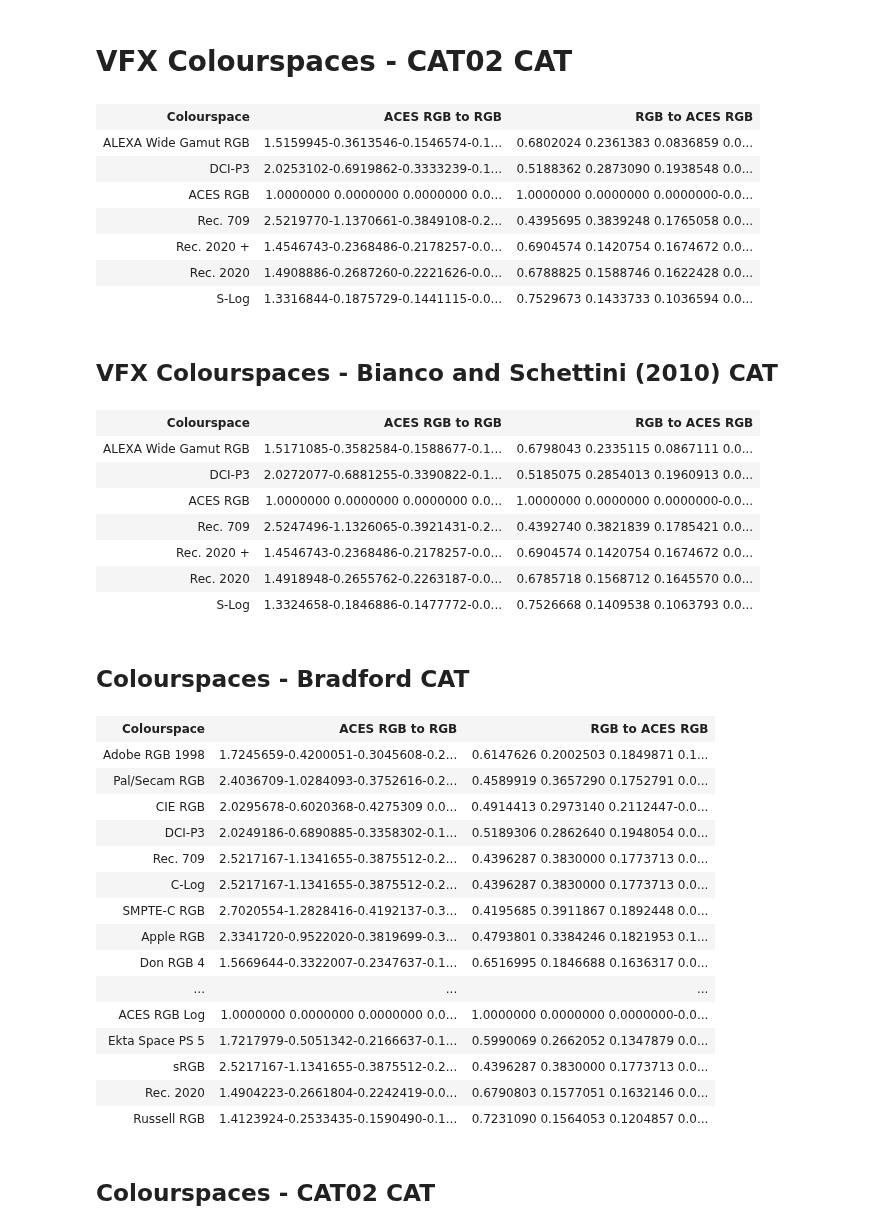
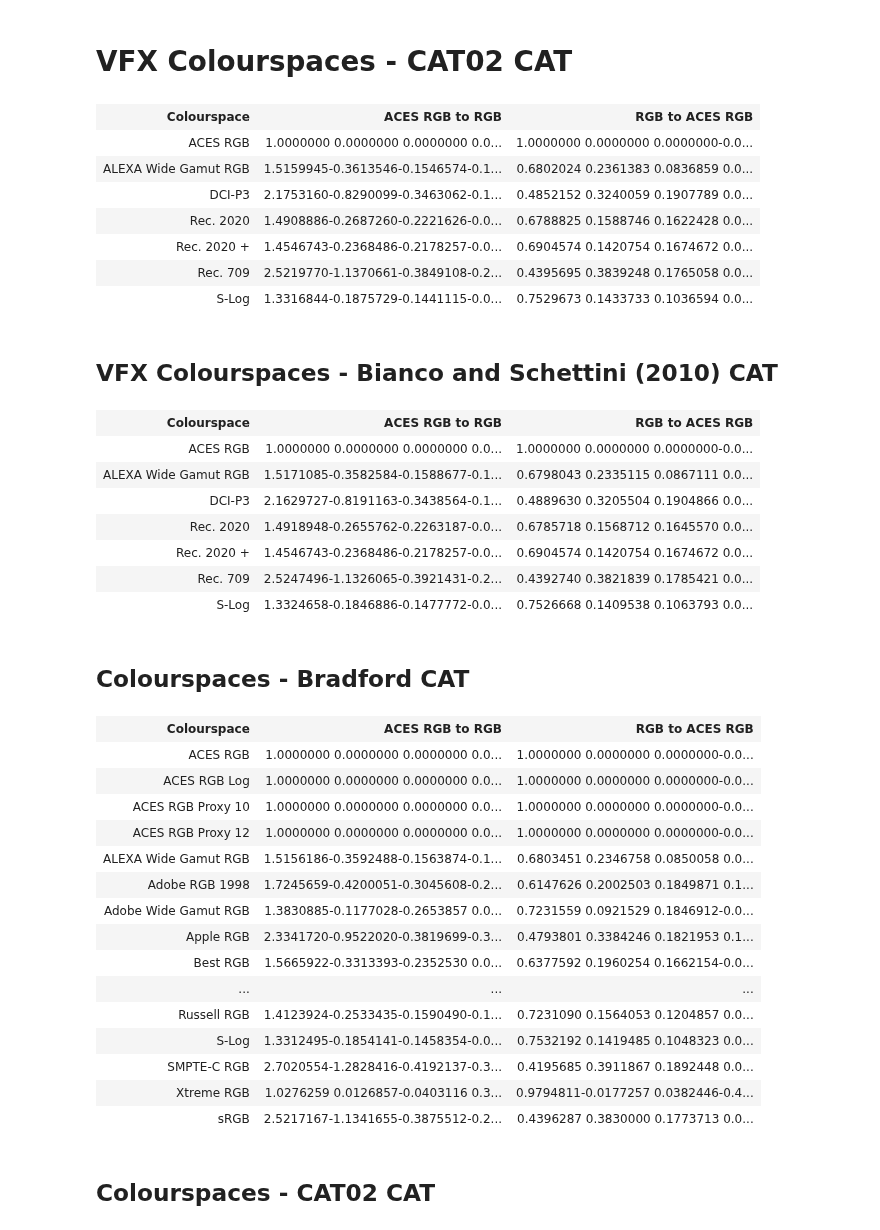
Before and after one commit to colour-science/colour-ramblings, a Jupyter notebook: aces_rgb_-_rgb_colourspace_models_transformation_matrices.ipynb, the cells around one changed output. Saved outputs shown, nothing was run; the diff lists cells and outputs as text; code cells hidden in the pictures.

```diff
--- a/aces_rgb_-_rgb_colourspace_models_transformation_matrices.ipynb
+++ b/aces_rgb_-_rgb_colourspace_models_transformation_matrices.ipynb
@@ -96,7 +87,7 @@ def html_format_transformation_matrices(matrices, precision=7):
             '<th>'
             'RGB to ACES RGB</th></tr>')
     for colourspace, (ACES_RGB_to_RGB_matrix,
-                      RGB_to_ACES_RGB_matrix) in matrices.items():
+                      RGB_to_ACES_RGB_matrix) in sorted(matrices.items()):
         html += '<tr>'
         html += '<td class="font-bold">{0}</td>'.format(colourspace)
         html += '<td>{0}</td>'.format(
@@ -138,12 +129,12 @@ HTML(html_format_transformation_matrices(
         'CAT02')))
 # %% [output]
 | Colourspace | ACES RGB to RGB | RGB to ACES RGB |
+| ACES RGB | 1.0000000 0.0000000 0.0000000 0.0... | 1.0000000 0.0000000 0.0000000-0.0... |
 | ALEXA Wide Gamut RGB | 1.5159945-0.3613546-0.1546574-0.1... | 0.6802024 0.2361383 0.0836859 0.0... |
-| DCI-P3 | 2.0253102-0.6919862-0.3333239-0.1... | 0.5188362 0.2873090 0.1938548 0.0... |
-| ACES RGB | 1.0000000 0.0000000 0.0000000 0.0... | 1.0000000 0.0000000 0.0000000-0.0... |
+| DCI-P3 | 2.1753160-0.8290099-0.3463062-0.1... | 0.4852152 0.3240059 0.1907789 0.0... |
+| Rec. 2020 | 1.4908886-0.2687260-0.2221626-0.0... | 0.6788825 0.1588746 0.1622428 0.0... |
+| Rec. 2020 + | 1.4546743-0.2368486-0.2178257-0.0... | 0.6904574 0.1420754 0.1674672 0.0... |
 | Rec. 709 | 2.5219770-1.1370661-0.3849108-0.2... | 0.4395695 0.3839248 0.1765058 0.0... |
-| Rec. 2020 + | 1.4546743-0.2368486-0.2178257-0.0... | 0.6904574 0.1420754 0.1674672 0.0... |
-| Rec. 2020 | 1.4908886-0.2687260-0.2221626-0.0... | 0.6788825 0.1588746 0.1622428 0.0... |
 | S-Log | 1.3316844-0.1875729-0.1441115-0.0... | 0.7529673 0.1433733 0.1036594 0.0... |
 # %% [markdown]
 ## VFX Colourspaces - Bianco and Schettini (2010) CAT
@@ -154,36 +145,35 @@ HTML(html_format_transformation_matrices(
         'Bianco')))
 # %% [output]
 | Colourspace | ACES RGB to RGB | RGB to ACES RGB |
+| ACES RGB | 1.0000000 0.0000000 0.0000000 0.0... | 1.0000000 0.0000000 0.0000000-0.0... |
 | ALEXA Wide Gamut RGB | 1.5171085-0.3582584-0.1588677-0.1... | 0.6798043 0.2335115 0.0867111 0.0... |
-| DCI-P3 | 2.0272077-0.6881255-0.3390822-0.1... | 0.5185075 0.2854013 0.1960913 0.0... |
-| ACES RGB | 1.0000000 0.0000000 0.0000000 0.0... | 1.0000000 0.0000000 0.0000000-0.0... |
+| DCI-P3 | 2.1629727-0.8191163-0.3438564-0.1... | 0.4889630 0.3205504 0.1904866 0.0... |
+| Rec. 2020 | 1.4918948-0.2655762-0.2263187-0.0... | 0.6785718 0.1568712 0.1645570 0.0... |
+| Rec. 2020 + | 1.4546743-0.2368486-0.2178257-0.0... | 0.6904574 0.1420754 0.1674672 0.0... |
 | Rec. 709 | 2.5247496-1.1326065-0.3921431-0.2... | 0.4392740 0.3821839 0.1785421 0.0... |
-| Rec. 2020 + | 1.4546743-0.2368486-0.2178257-0.0... | 0.6904574 0.1420754 0.1674672 0.0... |
-| Rec. 2020 | 1.4918948-0.2655762-0.2263187-0.0... | 0.6785718 0.1568712 0.1645570 0.0... |
 | S-Log | 1.3324658-0.1846886-0.1477772-0.0... | 0.7526668 0.1409538 0.1063793 0.0... |
 # %% [markdown]
 ## Colourspaces - Bradford CAT
 # %%
 HTML(html_format_transformation_matrices(
-    transformation_matrices(
-        (v for k, v in sorted(colour.RGB_COLOURSPACES.items())))))
+    transformation_matrices((v for k, v in colour.RGB_COLOURSPACES.items()))))
 # %% [output]
 | Colourspace | ACES RGB to RGB | RGB to ACES RGB |
+| ACES RGB | 1.0000000 0.0000000 0.0000000 0.0... | 1.0000000 0.0000000 0.0000000-0.0... |
+| ACES RGB Log | 1.0000000 0.0000000 0.0000000 0.0... | 1.0000000 0.0000000 0.0000000-0.0... |
+| ACES RGB Proxy 10 | 1.0000000 0.0000000 0.0000000 0.0... | 1.0000000 0.0000000 0.0000000-0.0... |
+| ACES RGB Proxy 12 | 1.0000000 0.0000000 0.0000000 0.0... | 1.0000000 0.0000000 0.0000000-0.0... |
+| ALEXA Wide Gamut RGB | 1.5156186-0.3592488-0.1563874-0.1... | 0.6803451 0.2346758 0.0850058 0.0... |
 | Adobe RGB 1998 | 1.7245659-0.4200051-0.3045608-0.2... | 0.6147626 0.2002503 0.1849871 0.1... |
-| Pal/Secam RGB | 2.4036709-1.0284093-0.3752616-0.2... | 0.4589919 0.3657290 0.1752791 0.0... |
-| CIE RGB | 2.0295678-0.6020368-0.4275309 0.0... | 0.4914413 0.2973140 0.2112447-0.0... |
-| DCI-P3 | 2.0249186-0.6890885-0.3358302-0.1... | 0.5189306 0.2862640 0.1948054 0.0... |
-| Rec. 709 | 2.5217167-1.1341655-0.3875512-0.2... | 0.4396287 0.3830000 0.1773713 0.0... |
-| C-Log | 2.5217167-1.1341655-0.3875512-0.2... | 0.4396287 0.3830000 0.1773713 0.0... |
+| Adobe Wide Gamut RGB | 1.3830885-0.1177028-0.2653857 0.0... | 0.7231559 0.0921529 0.1846912-0.0... |
+| Apple RGB | 2.3341720-0.9522020-0.3819699-0.3... | 0.4793801 0.3384246 0.1821953 0.1... |
+| Best RGB | 1.5665922-0.3313393-0.2352530 0.0... | 0.6377592 0.1960254 0.1662154-0.0... |
+| ... | ... | ... |
+| Russell RGB | 1.4123924-0.2533435-0.1590490-0.1... | 0.7231090 0.1564053 0.1204857 0.0... |
+| S-Log | 1.3312495-0.1854141-0.1458354-0.0... | 0.7532192 0.1419485 0.1048323 0.0... |
 | SMPTE-C RGB | 2.7020554-1.2828416-0.4192137-0.3... | 0.4195685 0.3911867 0.1892448 0.0... |
-| Apple RGB | 2.3341720-0.9522020-0.3819699-0.3... | 0.4793801 0.3384246 0.1821953 0.1... |
-| Don RGB 4 | 1.5669644-0.3322007-0.2347637-0.1... | 0.6516995 0.1846688 0.1636317 0.0... |
-| ... | ... | ... |
-| ACES RGB Log | 1.0000000 0.0000000 0.0000000 0.0... | 1.0000000 0.0000000 0.0000000-0.0... |
-| Ekta Space PS 5 | 1.7217979-0.5051342-0.2166637-0.1... | 0.5990069 0.2662052 0.1347879 0.0... |
+| Xtreme RGB | 1.0276259 0.0126857-0.0403116 0.3... | 0.9794811-0.0177257 0.0382446-0.4... |
 | sRGB | 2.5217167-1.1341655-0.3875512-0.2... | 0.4396287 0.3830000 0.1773713 0.0... |
-| Rec. 2020 | 1.4904223-0.2661804-0.2242419-0.0... | 0.6790803 0.1577051 0.1632146 0.0... |
-| Russell RGB | 1.4123924-0.2533435-0.1590490-0.1... | 0.7231090 0.1564053 0.1204857 0.0... |
 # %% [markdown]
 ## Colourspaces - CAT02 CAT
 # %%
```
Also changed, not shown: parts of 10 cells of this notebook.
